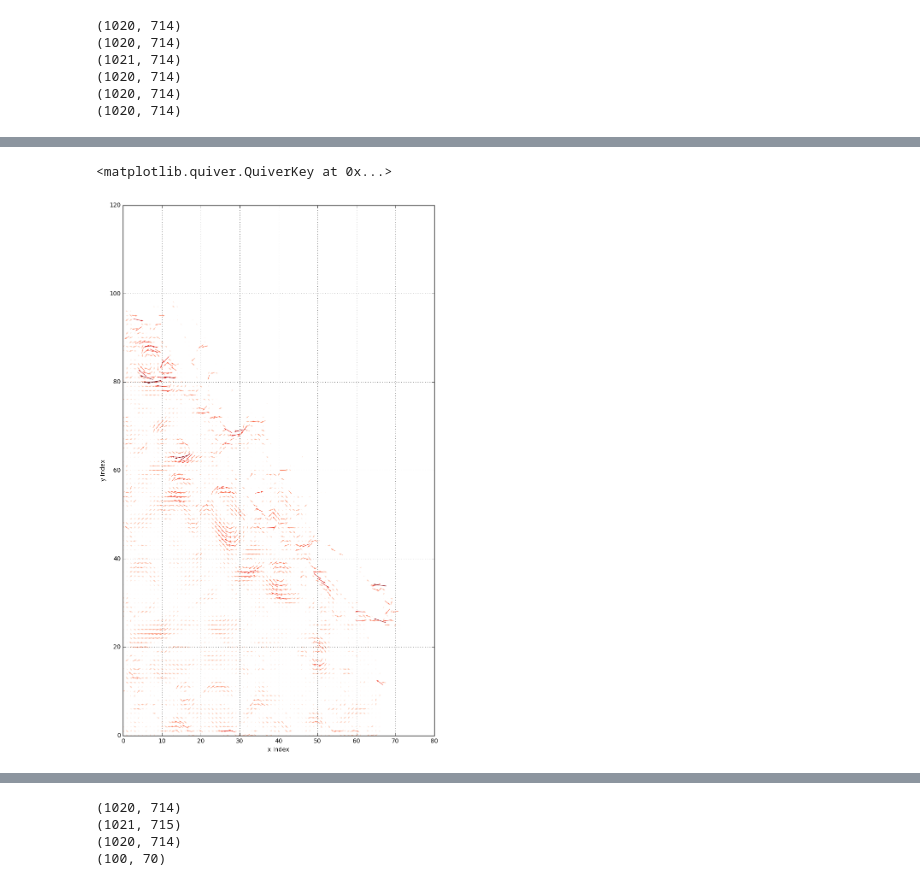
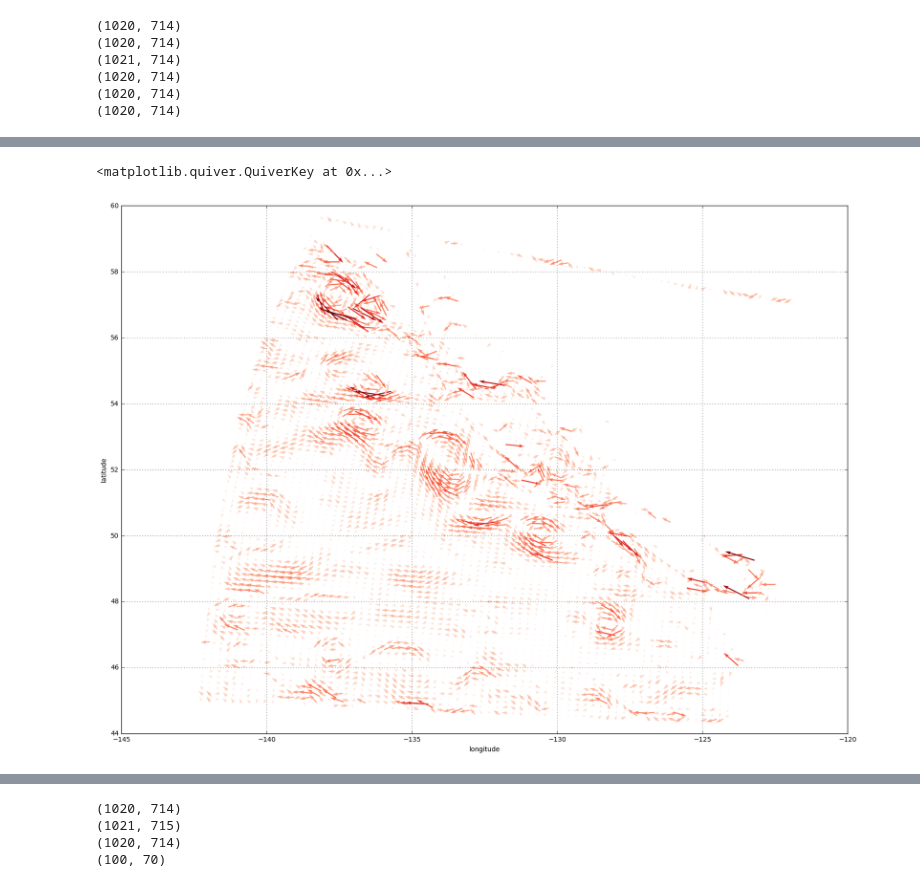
Before and after one commit to UBC-MOAD/wcvi, a Jupyter notebook: grid/Grid_transformation.ipynb, the cells around one changed output, grey strips where cells are left out. Saved outputs shown, nothing was run; the diff lists cells and outputs as text; code cells hidden in the pictures.

```diff
--- a/grid/Grid_transformation.ipynb
+++ b/grid/Grid_transformation.ipynb
@@ -272,0 +287,28 @@ v_unrotated = mag_vel*np.sin(np.radians(angle_unrotated))
+# %%
+#From JP's Grid
+
+
+
+# mask the arrays
+ugrid_tzyx = np.ma.masked_values(ugrid[t, zlevel,...], 0)
+vgrid_tzyx = np.ma.masked_values(vgrid[t, zlevel,...], 0)
+
+speeds = np.sqrt(np.square(ugrid_tzyx) + np.square(vgrid_tzyx))
+
+# Plot the velocity vectors
+fig, ax = plt.subplots(1, 1, figsize=(20, 16))
+viz_tools.set_aspect(ax)
+
+
+arrowsteps = 10
+x_slice = ugrid_tzyx[::arrowsteps,::arrowsteps]
+y_slice = vgrid_tzyx[::arrowsteps,::arrowsteps]
+speed_slice = speeds[::arrowsteps, ::arrowsteps]
+xjt=glamt[::arrowsteps, ::arrowsteps]
+yjt=gphit[::arrowsteps, ::arrowsteps]
+quiver = ax.quiver(xjt,yjt,x_slice, y_slice, speed_slice, pivot='mid', cmap='Reds', width=0.0015)
+ax.grid()
+# Axes label and title
+ax.set_xlabel('longitude')
+ax.set_ylabel('latitude')
+ax.quiverkey(quiver, 252, 302, 4, '0.25 m/s', coordinates='data', color='blue', labelcolor='blue')
@@ -273,27 +318,31 @@ v_unrotated = mag_vel*np.sin(np.radians(angle_unrotated))
 # %%
+#From the E-N grid
+
 
 # mask the arrays
 u_unrotated_masked = np.ma.masked_values(u_unrotated[...], 0)
 v_unrotated_masked = np.ma.masked_values(v_unrotated[...], 0)
 
 speeds = np.sqrt(np.square(u_unrotated_masked) + np.square(v_unrotated_masked))
 
 # Plot the velocity vectors
 fig, ax = plt.subplots(1, 1, figsize=(20, 16))
 viz_tools.set_aspect(ax)
 
 
 arrowsteps = 10
 x_slice = u_unrotated_masked[::arrowsteps,::arrowsteps]
 y_slice = v_unrotated_masked[::arrowsteps,::arrowsteps]
 speed_slice = speeds[::arrowsteps, ::arrowsteps]
-quiver = ax.quiver(x_slice, y_slice, speed_slice, pivot='mid', cmap='Reds', width=0.0015)
+xjt=glamt[::arrowsteps, ::arrowsteps]
+yjt=gphit[::arrowsteps, ::arrowsteps]
+quiver = ax.quiver(xjt,yjt,x_slice, y_slice, speed_slice, pivot='mid', cmap='Reds', width=0.0015)
 ax.grid()
 # Axes label and title
-ax.set_xlabel('x Index')
-ax.set_ylabel('y Index')
+ax.set_xlabel('longitude')
+ax.set_ylabel('latitude')
 ax.quiverkey(quiver, 252, 302, 4, '0.25 m/s', coordinates='data', color='blue', labelcolor='blue')
 # %% [output]
 <matplotlib.quiver.QuiverKey at 0x...>
-[figure, old version]
+[figure, new version]
 # %% [markdown]
```
Also changed, not shown: parts of 53 cells of this notebook, 3 other files.
